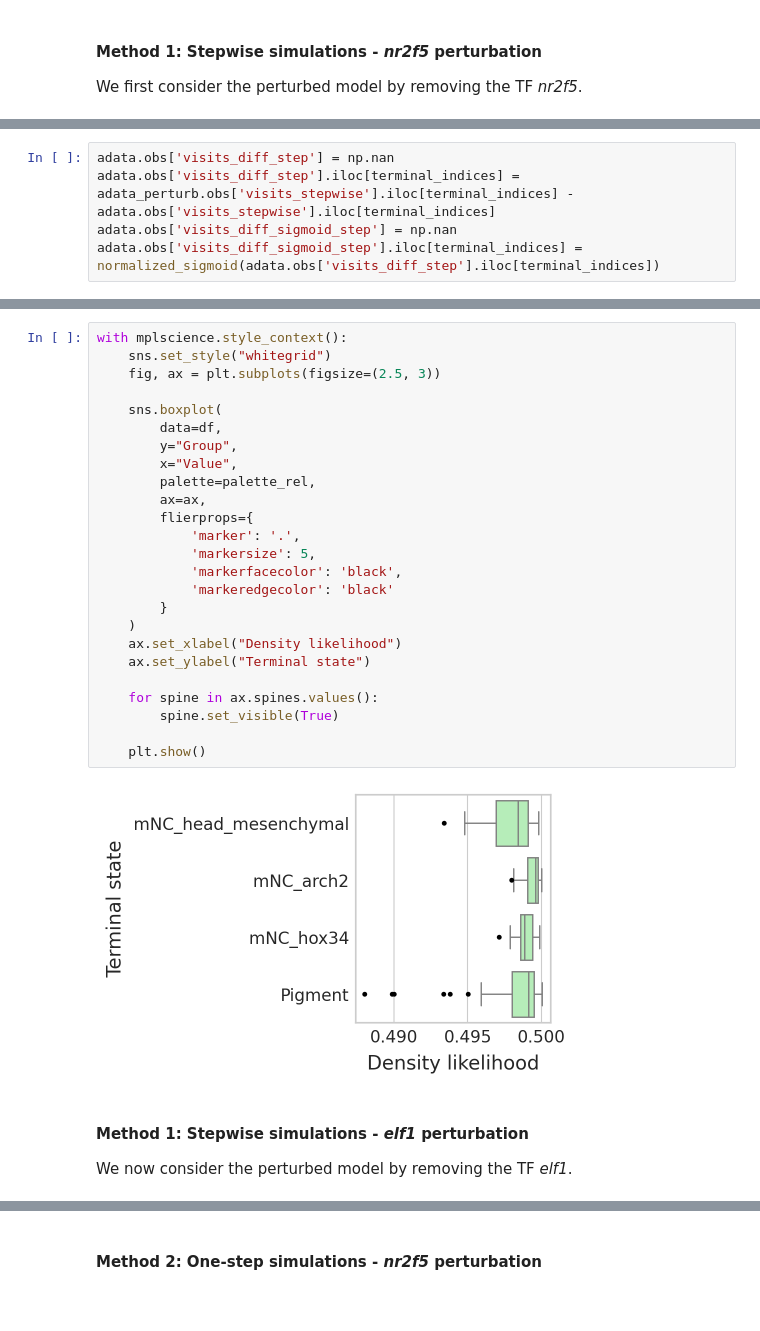
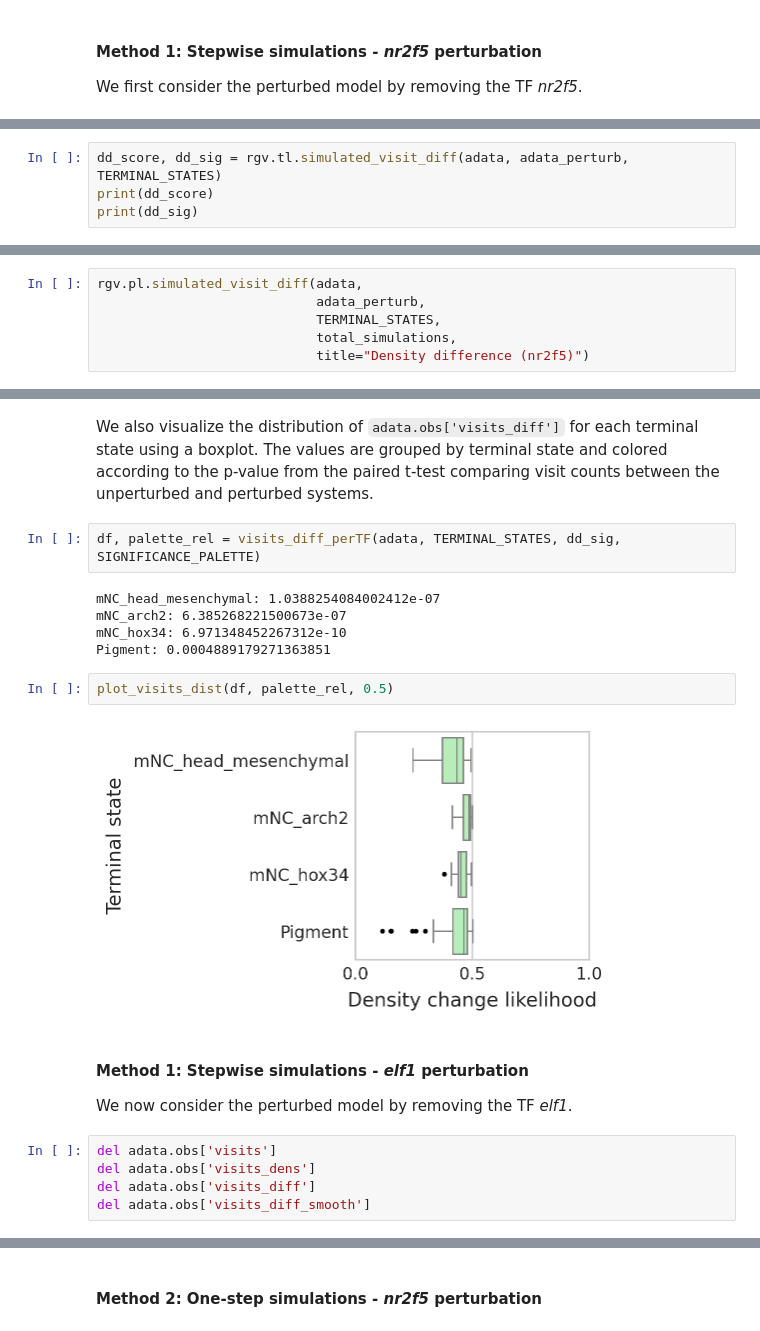
Before and after one commit to yifanchn/regvelo, a Jupyter notebook: docs/tutorials/zebrafish/tutorial.ipynb, the cells around one changed output, grey strips where cells are left out. Cells and saved outputs as stored; diff of their text form; blank space fills up the shorter version.

```diff
--- a/docs/tutorials/zebrafish/tutorial.ipynb
+++ b/docs/tutorials/zebrafish/tutorial.ipynb
@@ -321,5 +509,0 @@ We observe that, in the perturbed case, the overall proportion of simulations re
-# %%
-adata.obs['visits_diff_step'] = np.nan
-adata.obs['visits_diff_step'].iloc[terminal_indices] = adata_perturb.obs['visits_stepwise'].iloc[terminal_indices] - adata.obs['visits_stepwise'].iloc[terminal_indices]
-adata.obs['visits_diff_sigmoid_step'] = np.nan
-adata.obs['visits_diff_sigmoid_step'].iloc[terminal_indices] = normalized_sigmoid(adata.obs['visits_diff_step'].iloc[terminal_indices])
@@ -428,0 +510,4 @@ Pigment: 0.0004889179271363851
+# %%
+dd_score, dd_sig = rgv.tl.simulated_visit_diff(adata, adata_perturb, TERMINAL_STATES)
+print(dd_score)
+print(dd_sig)
@@ -428,0 +517,6 @@ Pigment: 0.0004889179271363851
+# %%
+rgv.pl.simulated_visit_diff(adata,
+                            adata_perturb,
+                            TERMINAL_STATES,
+                            total_simulations,
+                            title="Density difference (nr2f5)")
@@ -429,32 +525,23 @@ Pigment: 0.0004889179271363851
+# %% [markdown]
+We also visualize the distribution of `adata.obs['visits_diff']` for each terminal state using a boxplot. The values are grouped by terminal state and colored according to the p-value from the paired t-test comparing visit counts between the unperturbed and perturbed systems.
+# %%
+df, palette_rel = visits_diff_perTF(adata, TERMINAL_STATES, dd_sig, SIGNIFICANCE_PALETTE)
+# %% [output]
+mNC_head_mesenchymal: 1.0388254084002412e-07
+mNC_arch2: 6.385268221500673e-07
+mNC_hox34: 6.971348452267312e-10
+Pigment: 0.0004889179271363851
 # %%
-with mplscience.style_context():
-    sns.set_style("whitegrid")
-    fig, ax = plt.subplots(figsize=(2.5, 3))
-
-    sns.boxplot(
-        data=df,
-        y="Group",
-        x="Value",
-        palette=palette_rel,
-        ax=ax,
-        flierprops={
-            'marker': '.',
-            'markersize': 5,
-            'markerfacecolor': 'black',
-            'markeredgecolor': 'black'
-        }
-    )
-    ax.set_xlabel("Density likelihood")
-    ax.set_ylabel("Terminal state")
-
-    for spine in ax.spines.values():
-        spine.set_visible(True)
-
-    plt.show()
+plot_visits_dist(df, palette_rel, 0.5)
 # %% [output]
-[figure, old version]
+[figure, new version]
 # %% [markdown]
 #### Method 1: Stepwise simulations - *elf1* perturbation
 We now consider the perturbed model by removing the TF *elf1*.
+# %%
+del adata.obs['visits']
+del adata.obs['visits_dens']
+del adata.obs['visits_diff']
+del adata.obs['visits_diff_smooth']
 # %%
 TF = "elf1"
```
Also changed, not shown: parts of 67 cells of this notebook, 3 other files.
